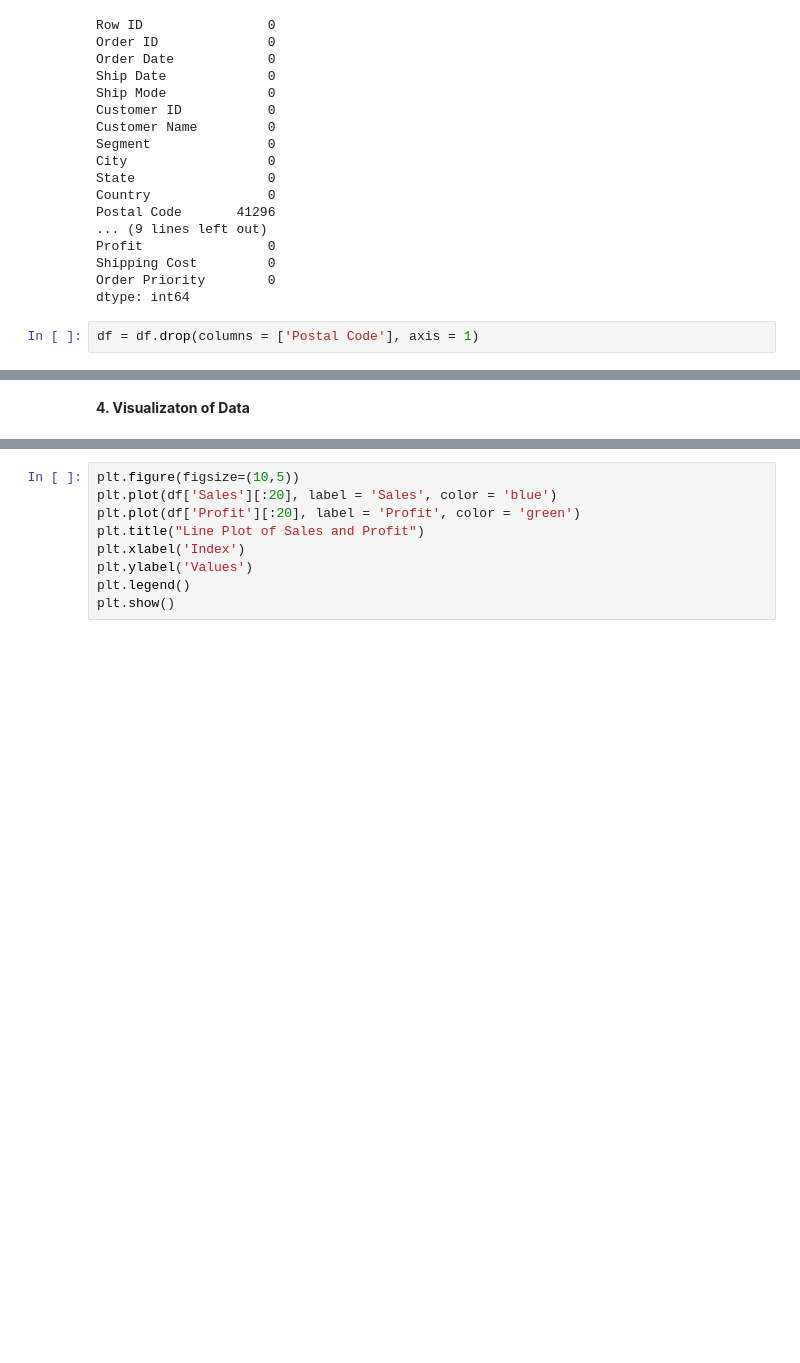
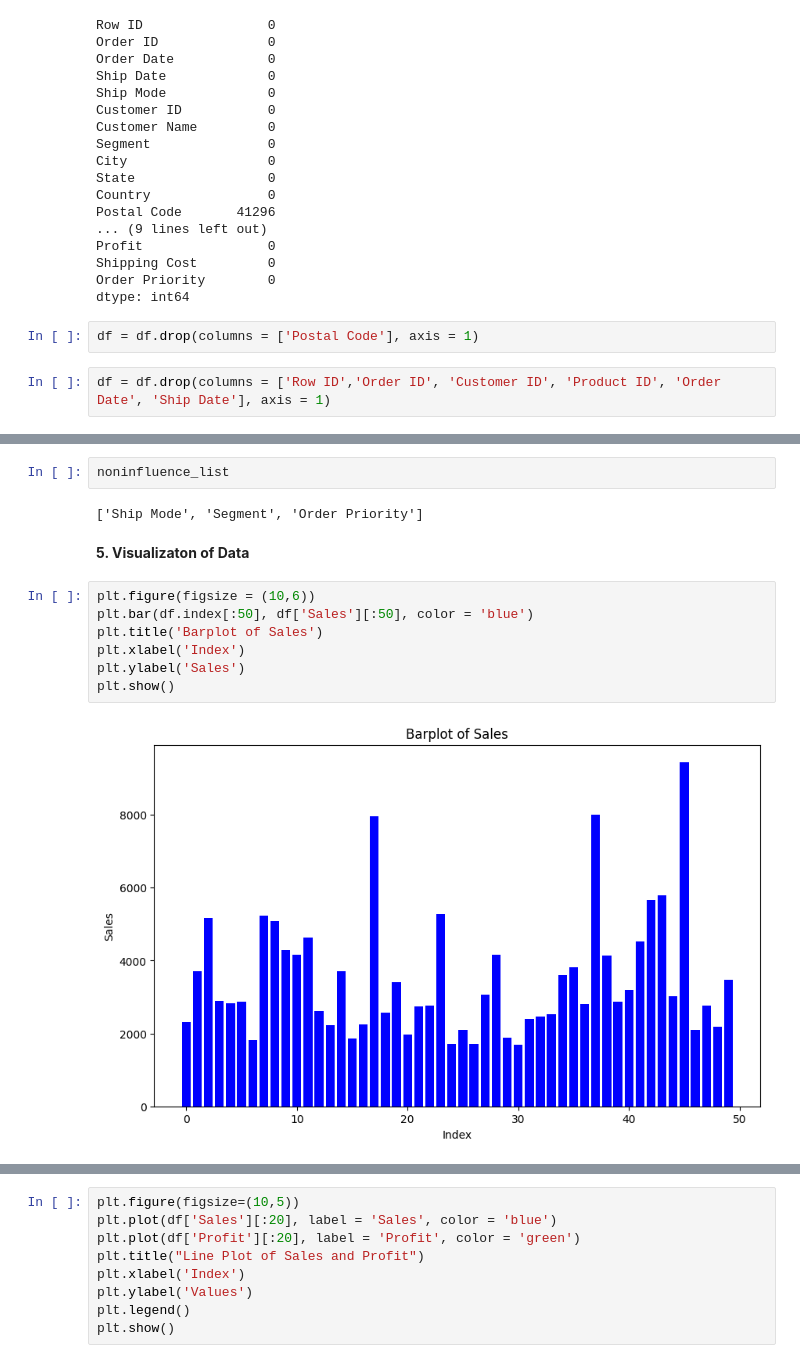
Before and after one commit to Krishna28072000/Machine-Learning, a Jupyter notebook: Machine Learning Project/Global_Stores.ipynb, the cells around one changed output, grey strips where cells are left out. Drawn from its saved outputs; the diff is of its cells as text; blank space fills up the shorter version.

```diff
--- a/Machine Learning Project/Global_Stores.ipynb
+++ b/Machine Learning Project/Global_Stores.ipynb
@@ -76,3 +76,5 @@ Order Priority        0
 dtype: int64
 # %%
 df = df.drop(columns = ['Postal Code'], axis = 1)
+# %%
+df = df.drop(columns = ['Row ID','Order ID', 'Customer ID', 'Product ID', 'Order Date', 'Ship Date'], axis = 1)
@@ -79,2 +155,15 @@ df = df.drop(columns = ['Postal Code'], axis = 1)
+# %%
+noninfluence_list
+# %% [output]
+['Ship Mode', 'Segment', 'Order Priority']
 # %% [markdown]
-**4. Visualizaton of Data**
+**5. Visualizaton of Data**
+# %%
+plt.figure(figsize = (10,6))
+plt.bar(df.index[:50], df['Sales'][:50], color = 'blue')
+plt.title('Barplot of Sales')
+plt.xlabel('Index')
+plt.ylabel('Sales')
+plt.show()
+# %% [output]
+[figure, added]
```
Also changed, not shown: parts of 41 cells of this notebook, 2 other files.
